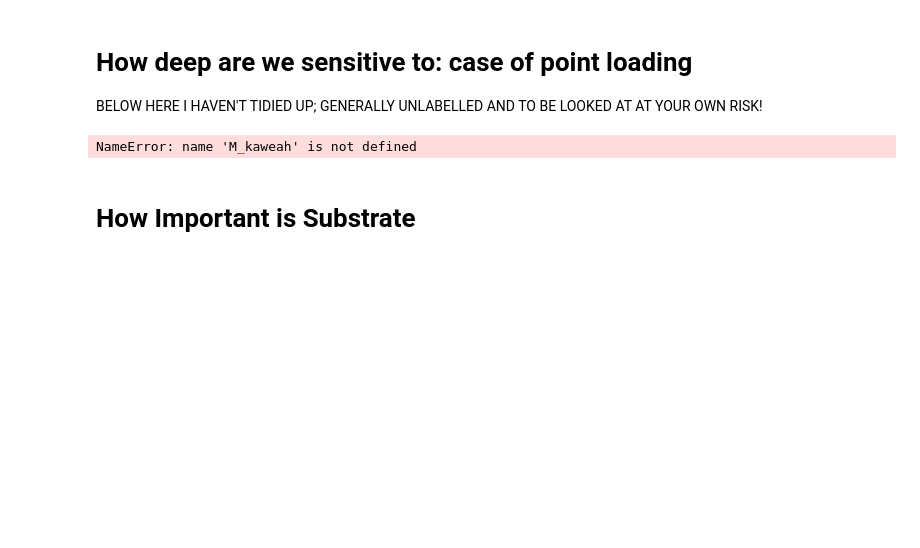
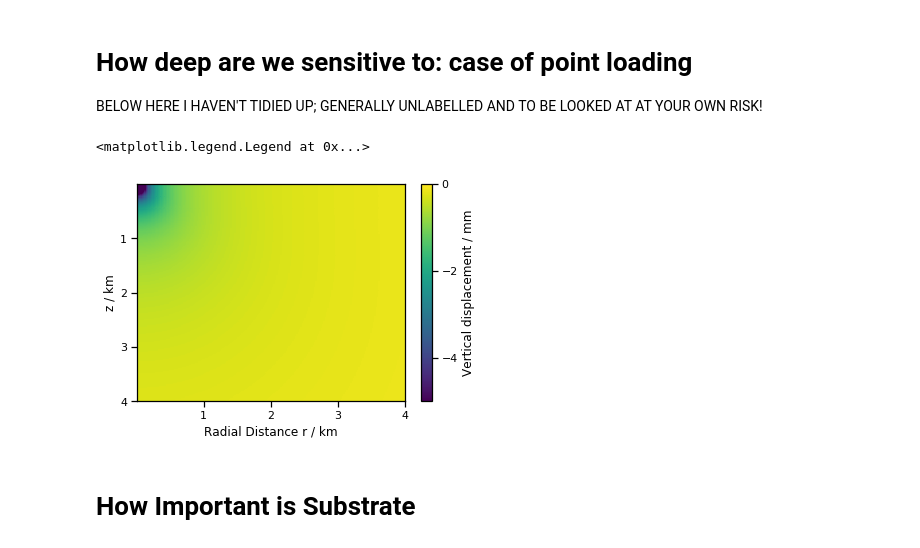
Before and after one commit to envgp/SnowInv, a Jupyter notebook: notebooks/Analytic_Equations.ipynb, the cells around one changed output. Saved outputs shown, nothing was run; the diff lists cells and outputs as text; code cells hidden in the pictures; blank space fills up the shorter version.

```diff
--- a/notebooks/Analytic_Equations.ipynb
+++ b/notebooks/Analytic_Equations.ipynb
@@ -145,34 +145,36 @@ def calc_deformation_point(R,Z,lamda,mew,M):
     nabla = lamda + mew
     RR = np.sqrt(Z**2 + R**2)
     disp = -M/(4*np.pi*mew*RR) * (sigma/nabla + Z**2/RR**2)
     return disp
 
+M_kaweah = 1.968*10**(11)
 z = np.linspace(1,4000,num=200)
 r_2d = np.linspace(1,4000,num=200)
 R,Z = np.meshgrid(r_2d,z)
 disp = calc_deformation_point(R,Z,lamda_gran,mew_gran,M_kaweah)
 
 fig2= plt.figure()
 plt.pcolormesh(R/1000,Z/1000,disp*1000,vmax=0,vmin=-5)
 cbar = plt.colorbar()
 cbar.set_label('Vertical displacement / mm')
 
 plt.gca().invert_yaxis()
 plt.xlabel('Radial Distance r / km')
 plt.ylabel('z / km')
 
 #%% Put the point load on the original plot
 
 sns.set_context('poster')
 
 pointload=disp[2,:]
 point_r = R[2,:]
 
 
 #ax.plot(point_r/1000,pointload*1000,label='Point Load')
 fig.legend()
 # %% [output]
-NameError: name 'M_kaweah' is not defined
+<matplotlib.legend.Legend at 0x...>
+[figure, added]
 # %% [markdown]
 # How Important is Substrate
 # %%
```
Also changed, not shown: 2 other files.
